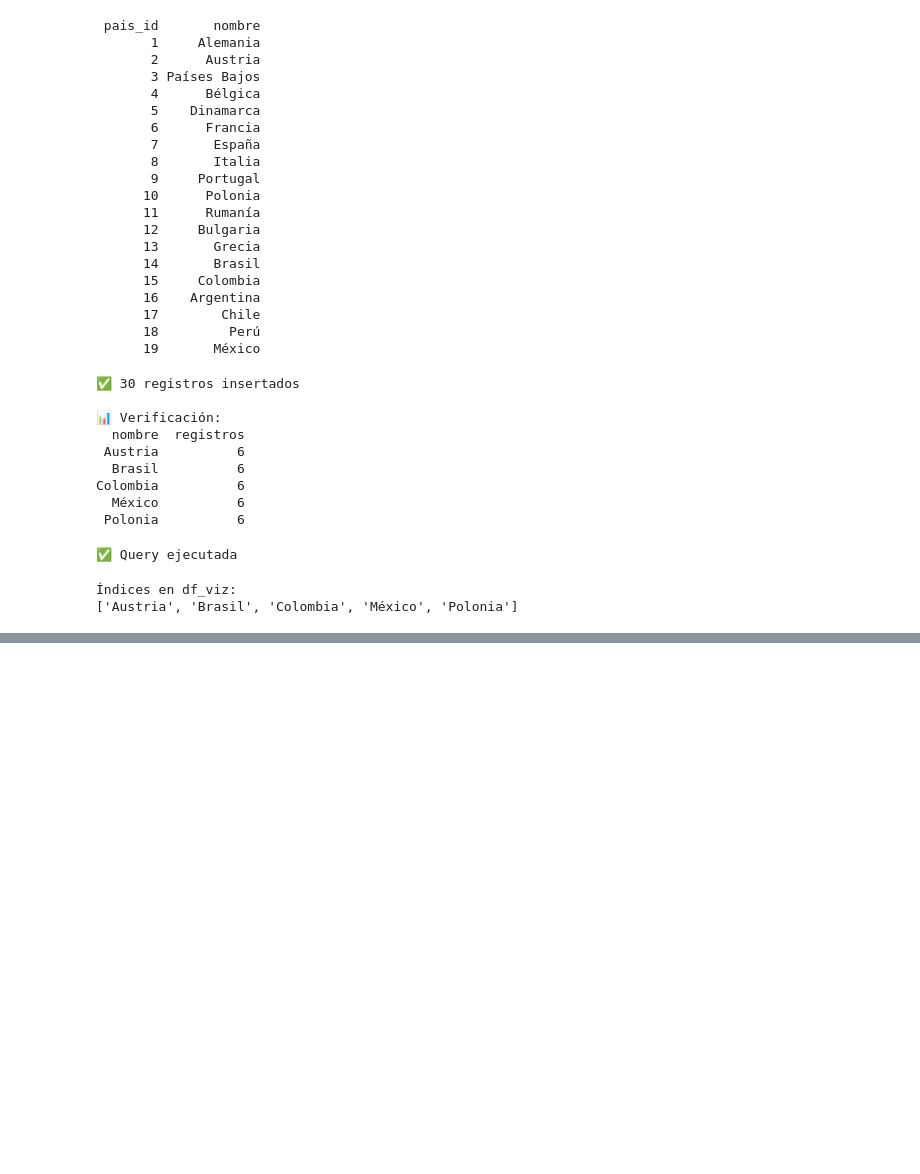
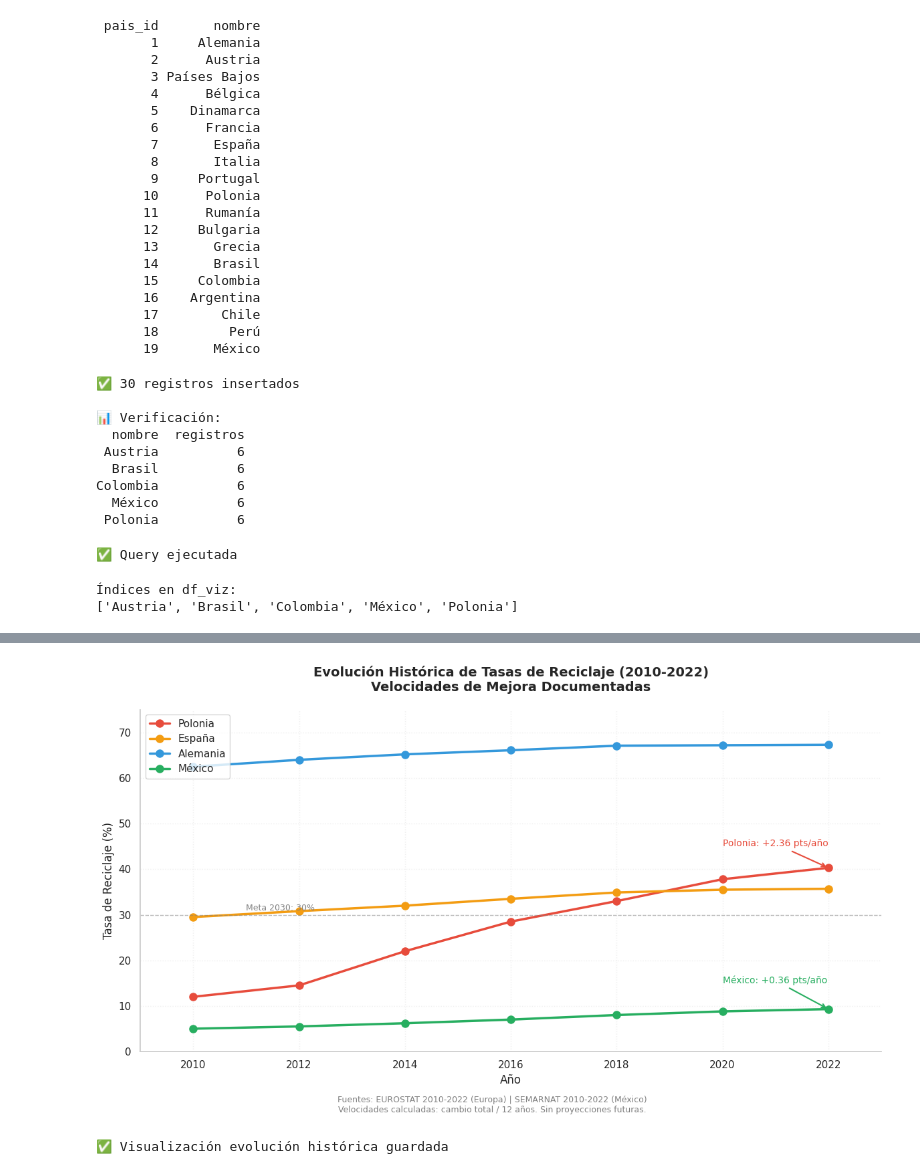
Before and after one commit to laura8am/portfolio-data-analyst, a Jupyter notebook: proyecto3_residuos_economia_circular.ipynb, the cells around one changed output, grey strips where cells are left out. Cells and saved outputs as stored; diff of their text form; code cells hidden in the pictures; blank space fills up the shorter version.

```diff
--- a/proyecto3_residuos_economia_circular.ipynb
+++ b/proyecto3_residuos_economia_circular.ipynb
@@ -2566,0 +2753,59 @@ print("✅ Visualización composición apilada guardada con fuente")
+# %%
+# ============================================================
+# VISUALIZACIÓN SESIÓN 7 - Evolución histórica CON FUENTE
+# ============================================================
+
+fig, ax = plt.subplots(figsize=(12, 7))
+
+# Graficar cada país
+colores = {
+    'Polonia': '#e74c3c',
+    'España': '#f39c12',
+    'Alemania': '#3498db',
+    'México': '#27ae60'
+}
+
+for pais in ['Polonia', 'España', 'Alemania', 'México']:
+    ax.plot(df_tendencias['año'], df_tendencias[pais],
+            marker='o', linewidth=2.5, markersize=8,
+            color=colores[pais], label=pais)
+
+# Anotaciones de velocidades
+ax.annotate('Polonia: +2.36 pts/año',
+            xy=(2022, df_tendencias['Polonia'].iloc[-1]),
+            xytext=(2020, 45), fontsize=10, color='#e74c3c',
+            arrowprops=dict(arrowstyle='->', color='#e74c3c', lw=1.5))
+
+ax.annotate('México: +0.36 pts/año',
+            xy=(2022, df_tendencias['México'].iloc[-1]),
+            xytext=(2020, 15), fontsize=10, color='#27ae60',
+            arrowprops=dict(arrowstyle='->', color='#27ae60', lw=1.5))
+
+# Líneas de referencia
+ax.axhline(y=30, color='gray', linestyle='--', alpha=0.5, linewidth=1)
+ax.text(2011, 31, 'Meta 2030: 30%', fontsize=9, color='gray')
+
+ax.set_xlabel('Año', fontsize=12)
+ax.set_ylabel('Tasa de Reciclaje (%)', fontsize=12)
+ax.set_title('Evolución Histórica de Tasas de Reciclaje (2010-2022)\nVelocidades de Mejora Documentadas',
+             fontsize=14, fontweight='bold', pad=20)
+ax.legend(loc='upper left', fontsize=11)
+ax.grid(alpha=0.3, linestyle=':')
+ax.set_xlim(2009, 2023)
+ax.set_ylim(0, 75)
+
+# FUENTE
+fig.text(0.5, 0.02,
+         'Fuentes: EUROSTAT 2010-2022 (Europa) | SEMARNAT 2010-2022 (México)\n' +
+         'Velocidades calculadas: cambio total / 12 años. Sin proyecciones futuras.',
+         ha='center', fontsize=9, color='gray')
+
+sns.despine()
+plt.tight_layout()
+plt.subplots_adjust(bottom=0.15)
+plt.savefig('viz5_evolucion_historica.png', dpi=150, bbox_inches='tight')
+plt.show()
+print("✅ Visualización evolución histórica guardada")
+# %% [output]
+[figure, added]
+✅ Visualización evolución histórica guardada
```
Also changed, not shown: parts of 6 cells of this notebook.
